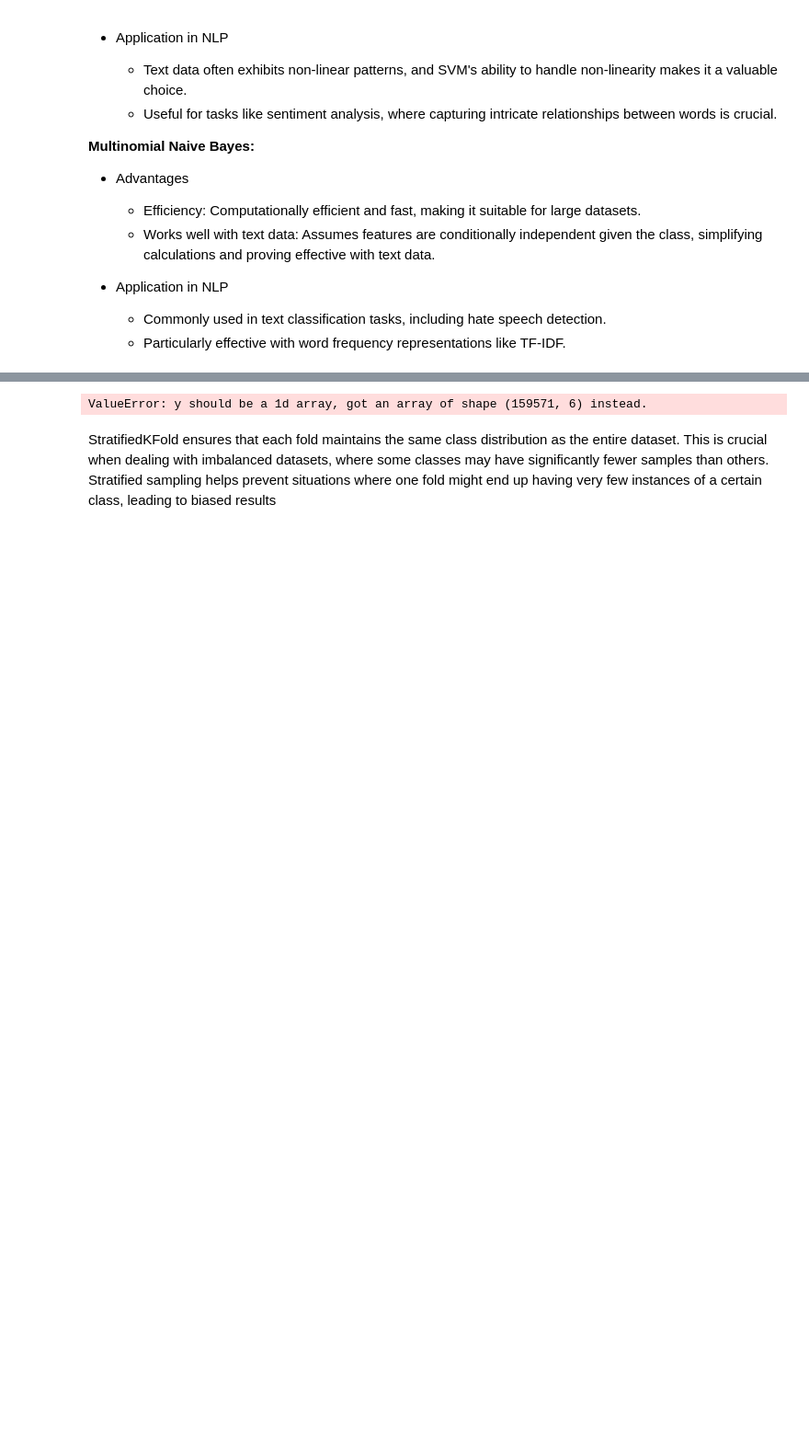
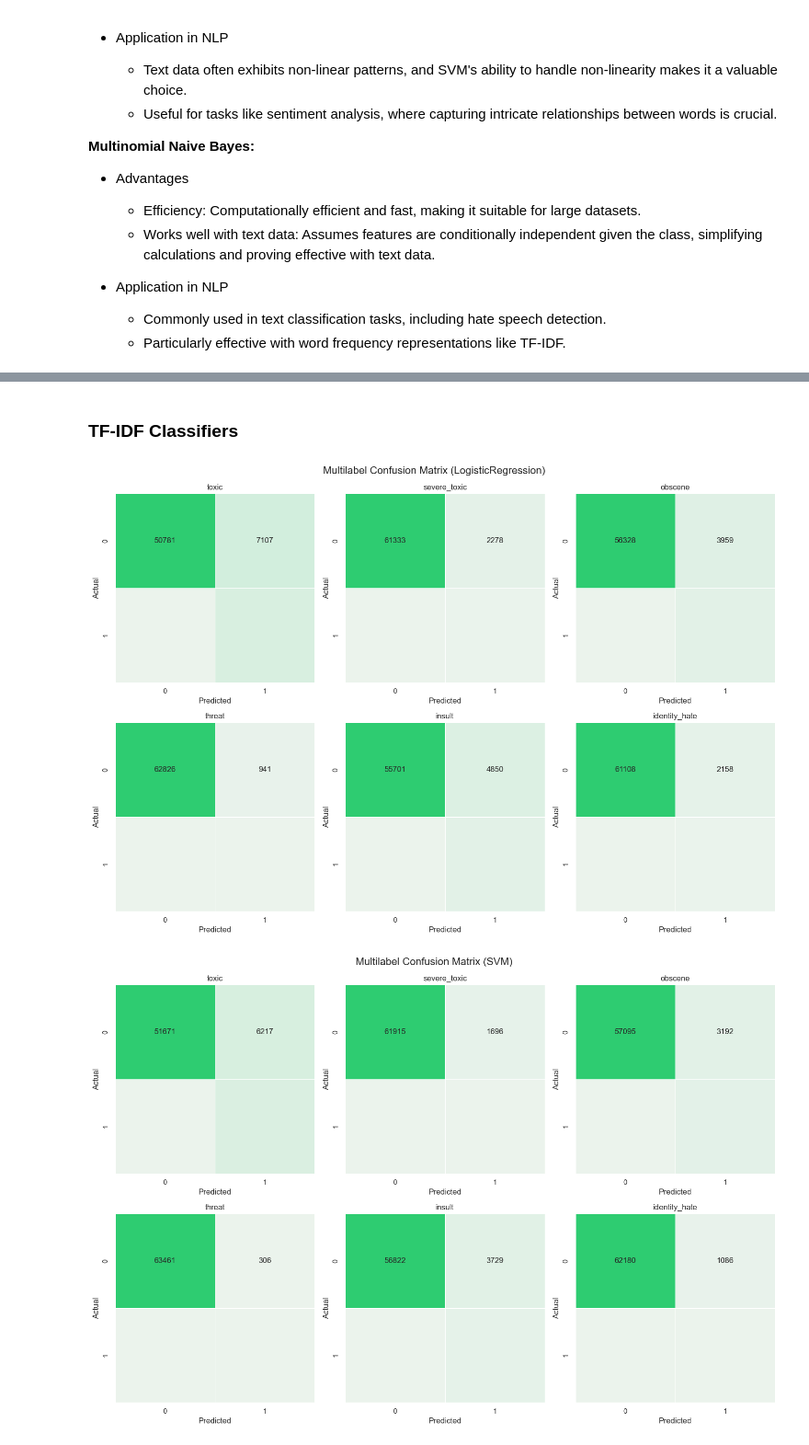
Before and after one commit to AndyH96/csck507, a Jupyter notebook: hate_comment_classifier.ipynb, the cells around one changed output, grey strips where cells are left out. Shown: that part at 92% size. Drawn from its saved outputs; the diff is of its cells as text; code cells hidden in the pictures; blank space fills up the shorter version.

```diff
--- a/hate_comment_classifier.ipynb
+++ b/hate_comment_classifier.ipynb
@@ -774,28 +725,0 @@ class ClassifierEvaluator:
-# %%
-logistic_regression = LogisticRegression(class_weight='balanced', max_iter=1000, random_state=0)
-svm = LinearSVC(class_weight='balanced', max_iter=1000, random_state=0)
-multinomial_nb = MultinomialNB()
-
-classifiers = {
-    'LogisticRegression': logistic_regression,
-    'SVM': svm,
-    'MultinomialNB': multinomial_nb,
-}
-
-# Initialize StratifiedKFold
-num_splits = 5
-skf = StratifiedKFold(n_splits=num_splits, shuffle=True, random_state=0)
-
-metrics = []
-class_reports = {}
-conf_matrices = {}
-
-for key, classifier in classifiers.items():
-    evaluator = ClassifierEvaluator(X_train_tfidf, y_train_tfidf, X_test_tfidf, y_test_tfidf, class_labels)
-    out_dict, class_report, conf_matrix = evaluator.evaluate_and_visualize_classifier(classifier, key)
-
-    metrics.append(out_dict)
-    class_reports[key] = class_report
-    conf_matrices[key] = conf_matrix
-# %% [output]
-ValueError: y should be a 1d array, got an array of shape (159571, 6) instead.
@@ -805,2 +725,0 @@ print(metrics_tfidf)
-# %% [markdown]
-StratifiedKFold ensures that each fold maintains the same class distribution as the entire dataset. This is crucial when dealing with imbalanced datasets, where some classes may have significantly fewer samples than others. Stratified sampling helps prevent situations where one fold might end up having very few instances of a certain class, leading to biased results
@@ -806,0 +781,29 @@ StratifiedKFold ensures that each fold maintains the same class distribution as
+# %% [markdown]
+### TF-IDF Classifiers
+# %%
+from sklearn.multioutput import MultiOutputClassifier
+
+logistic_regression = LogisticRegression(class_weight='balanced', max_iter=1000, random_state=0)
+svm = LinearSVC(class_weight='balanced', max_iter=1000, random_state=0)
+multinomial_nb = MultinomialNB()
+
+classifiers = {
+    'LogisticRegression': MultiOutputClassifier(logistic_regression),
+    'SVM': MultiOutputClassifier(svm),
+    'MultinomialNB': MultiOutputClassifier(multinomial_nb),
+}
+
+metrics = []
+class_reports = {}
+confusion_matrices = {}
+
+for key, classifier in classifiers.items():
+    evaluator = ClassifierEvaluator(X_train_tfidf, y_train_tfidf, X_test_tfidf, y_test_tfidf, class_labels)
+    out_dict, class_report, confusion_matrix = evaluator.evaluate_and_visualize_classifier(classifier, key)
+
+    metrics.append(out_dict)
+    class_reports[key] = class_report
+    confusion_matrices[key] = confusion_matrix
+# %% [output]
+[figure, added]
+[figure, added]
```
Also changed, not shown: parts of 30 cells of this notebook.
